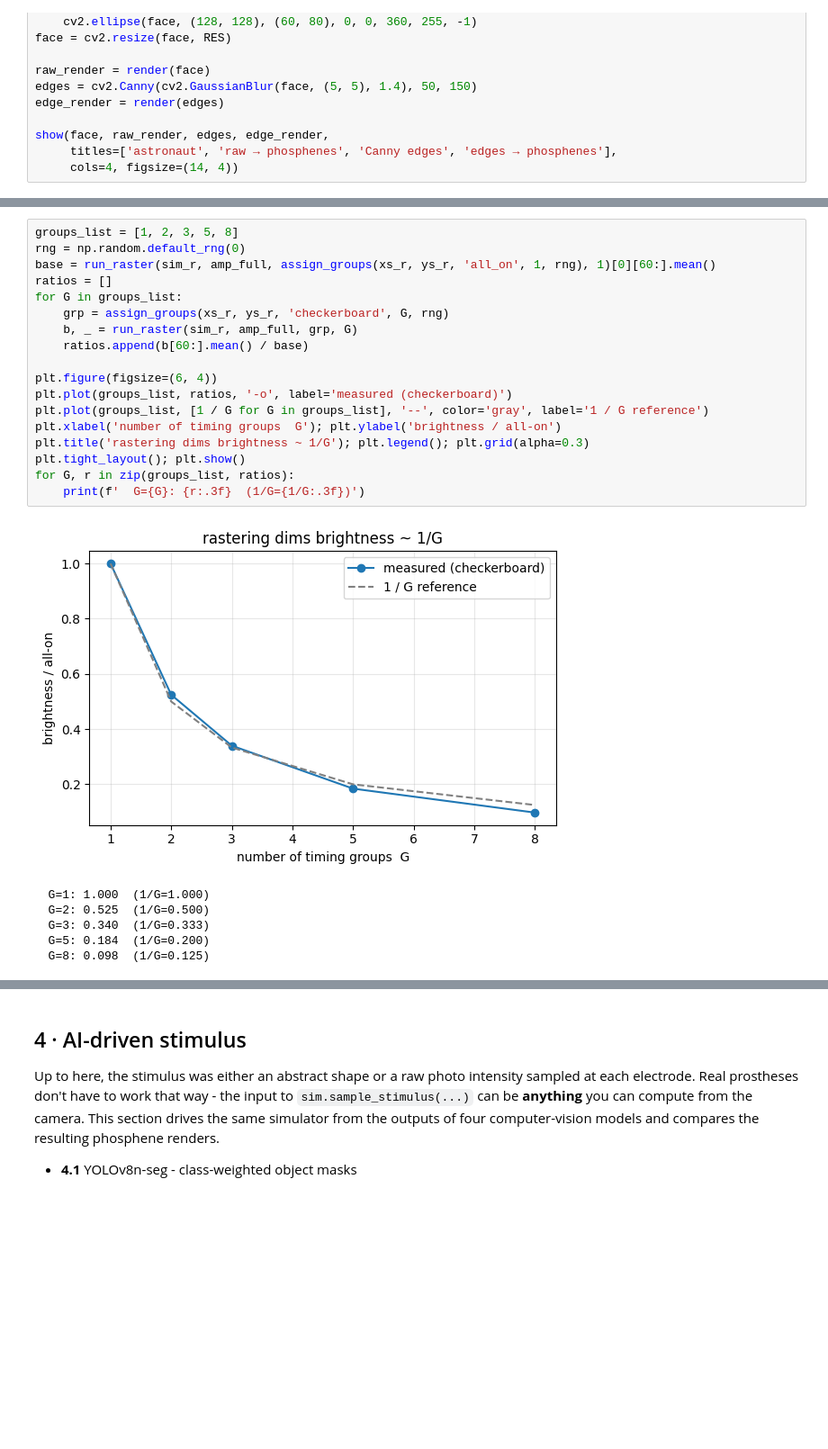
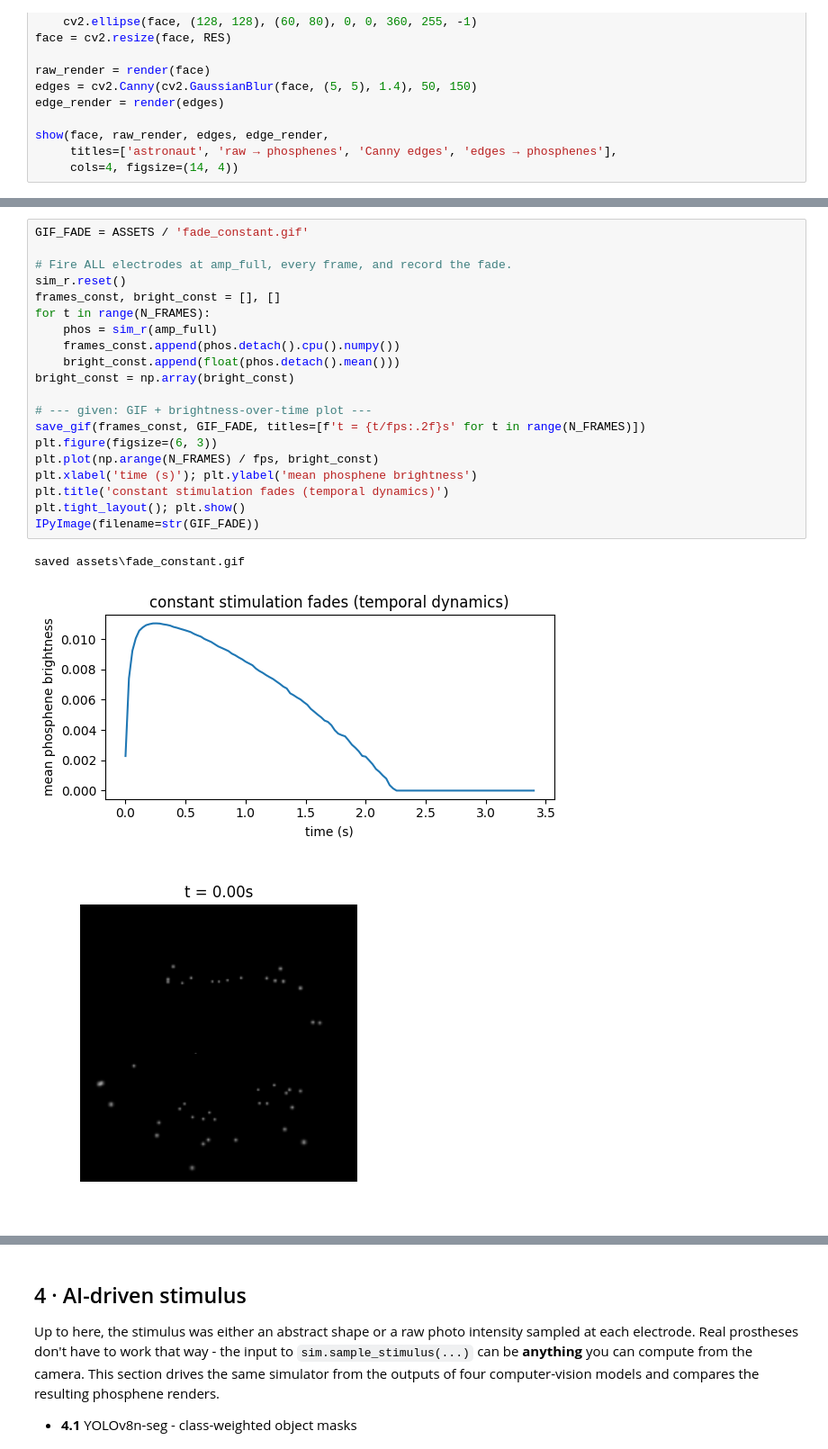
Before and after one commit to NeuroTechHub/AIMD_bootcamp, a Jupyter notebook: modules/M4-phosphene-simulation/phosphene-simulation-solution.ipynb, the cells around one changed output, grey strips where cells are left out. Shown at 90% size. Saved outputs shown, nothing was run; the diff lists cells and outputs as text; blank space fills up the shorter version.

```diff
--- a/modules/M4-phosphene-simulation/phosphene-simulation-solution.ipynb
+++ b/modules/M4-phosphene-simulation/phosphene-simulation-solution.ipynb
@@ -603,26 +534,25 @@ has mostly emptied between visits, so brightness scales with duty cycle.
 # %%
-groups_list = [1, 2, 3, 5, 8]
-rng = np.random.default_rng(0)
-base = run_raster(sim_r, amp_full, assign_groups(xs_r, ys_r, 'all_on', 1, rng), 1)[0][60:].mean()
-ratios = []
-for G in groups_list:
-    grp = assign_groups(xs_r, ys_r, 'checkerboard', G, rng)
-    b, _ = run_raster(sim_r, amp_full, grp, G)
-    ratios.append(b[60:].mean() / base)
+GIF_FADE = ASSETS / 'fade_constant.gif'
 
-plt.figure(figsize=(6, 4))
-plt.plot(groups_list, ratios, '-o', label='measured (checkerboard)')
-plt.plot(groups_list, [1 / G for G in groups_list], '--', color='gray', label='1 / G reference')
-plt.xlabel('number of timing groups  G'); plt.ylabel('brightness / all-on')
-plt.title('rastering dims brightness ~ 1/G'); plt.legend(); plt.grid(alpha=0.3)
+# Fire ALL electrodes at amp_full, every frame, and record the fade.
+sim_r.reset()
+frames_const, bright_const = [], []
+for t in range(N_FRAMES):
+    phos = sim_r(amp_full)
+    frames_const.append(phos.detach().cpu().numpy())
+    bright_const.append(float(phos.detach().mean()))
+bright_const = np.array(bright_const)
+
+# --- given: GIF + brightness-over-time plot ---
+save_gif(frames_const, GIF_FADE, titles=[f't = {t/fps:.2f}s' for t in range(N_FRAMES)])
+plt.figure(figsize=(6, 3))
+plt.plot(np.arange(N_FRAMES) / fps, bright_const)
+plt.xlabel('time (s)'); plt.ylabel('mean phosphene brightness')
+plt.title('constant stimulation fades (temporal dynamics)')
 plt.tight_layout(); plt.show()
-for G, r in zip(groups_list, ratios):
-    print(f'  G={G}: {r:.3f}  (1/G={1/G:.3f})')
+IPyImage(filename=str(GIF_FADE))
 # %% [output]
+saved assets\fade_constant.gif
-[figure, old version]
+[figure, new version]
-  G=1: 1.000  (1/G=1.000)
-  G=2: 0.525  (1/G=0.500)
-  G=3: 0.340  (1/G=0.333)
-  G=5: 0.184  (1/G=0.200)
-  G=8: 0.098  (1/G=0.125)
+[figure, added]
 # %% [markdown]
```
Also changed, not shown: parts of 16 cells of this notebook, 4 other files.
